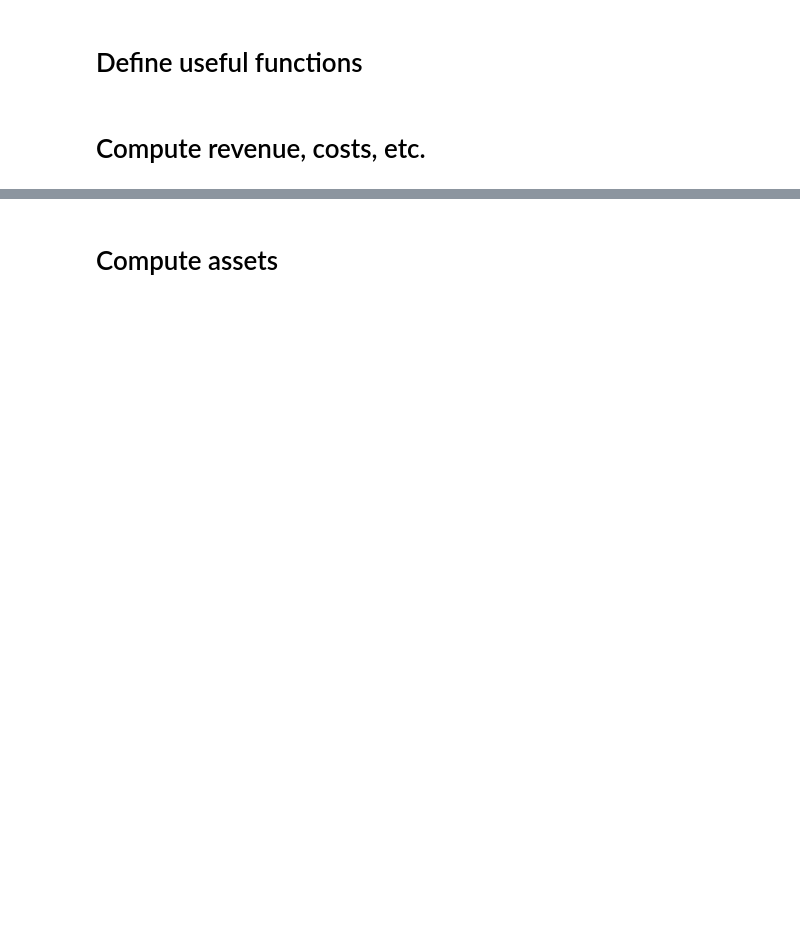
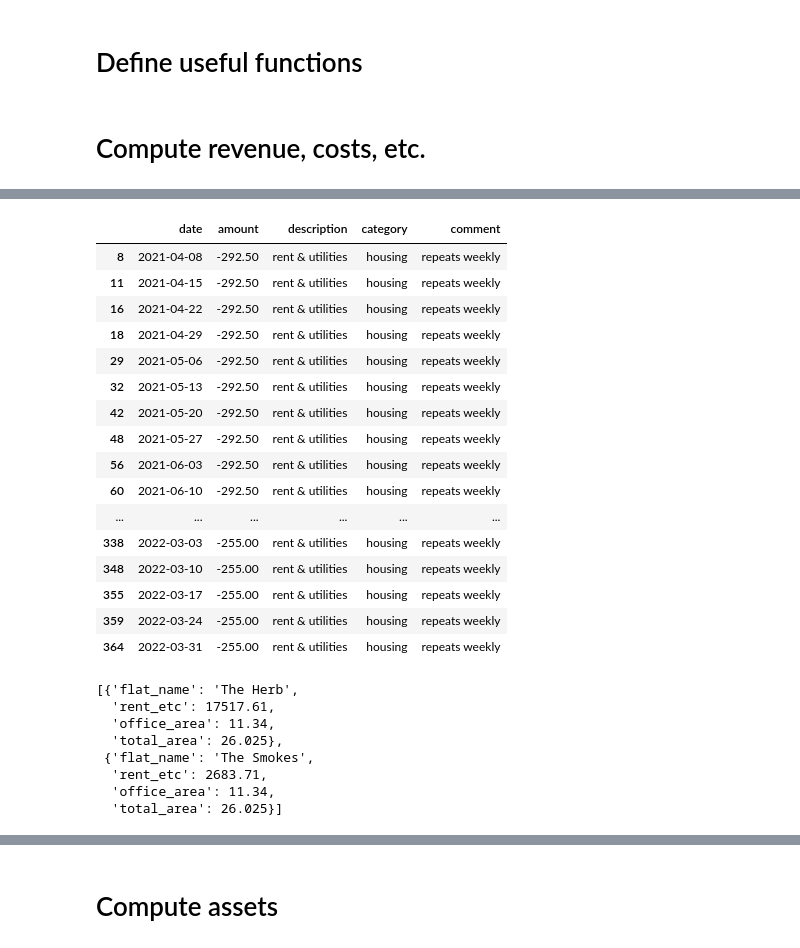
Before and after one commit to araichev/payulator, a Jupyter notebook: notebooks/2_taxes.ipynb, the cells around one changed output, grey strips where cells are left out. Cells and saved outputs as stored; diff of their text form; code cells hidden in the pictures; blank space fills up the shorter version.

Commit message:
Updated office expense calculation in tax notebook

```diff
--- a/notebooks/2_taxes.ipynb
+++ b/notebooks/2_taxes.ipynb
@@ -167,3 +224,61 @@ compute_revenue(LOAN_DIRS, "2021-04-01", "2022-03-31")
+# %%
+# Compute rents and pc of home
+rents = get_rent_etc(pl.Path.home() / "personal_finance/data", "2021-04-01", "2022-03-31")
+display(rents)
+
+herb_rent_etc = (
+    -rents.loc[lambda x: x.date <= "2022-01-13", "amount"].sum()
+    + 286  # last rent payment for The Herb
+    + 41.61  # last electricity payment for The Herb
+)
+
+smokes_rent_etc = (
+    -rents.loc[lambda x: x.date >= "2022-01-20", "amount"].sum()
+    - 286  # don't count Herb payment
+    - 41.61  # don't count Herb payment
+)
+
+rents_etc = [
+    {
+        "flat_name": "The Herb",
+        "rent_etc": herb_rent_etc,
+        "office_area": 11.34,  # Office area i pay for
+        "total_area": 26.025,  # Total area i pay for
+    },
+    {
+        "flat_name": "The Smokes",
+        "rent_etc": smokes_rent_etc,
+        "office_area": 11.34,  # Office area i pay for
+        "total_area": 26.025,  # Total area i pay for
+    },
+]
+display(rents_etc)
+# %% [output]
+|  | date | amount | description | category | comment |
+| 8 | 2021-04-08 | -292.50 | rent & utilities | housing | repeats weekly |
+| 11 | 2021-04-15 | -292.50 | rent & utilities | housing | repeats weekly |
+| 16 | 2021-04-22 | -292.50 | rent & utilities | housing | repeats weekly |
+| 18 | 2021-04-29 | -292.50 | rent & utilities | housing | repeats weekly |
+| 29 | 2021-05-06 | -292.50 | rent & utilities | housing | repeats weekly |
+| 32 | 2021-05-13 | -292.50 | rent & utilities | housing | repeats weekly |
+| 42 | 2021-05-20 | -292.50 | rent & utilities | housing | repeats weekly |
+| 48 | 2021-05-27 | -292.50 | rent & utilities | housing | repeats weekly |
+| 56 | 2021-06-03 | -292.50 | rent & utilities | housing | repeats weekly |
+| 60 | 2021-06-10 | -292.50 | rent & utilities | housing | repeats weekly |
+| ... | ... | ... | ... | ... | ... |
+| 338 | 2022-03-03 | -255.00 | rent & utilities | housing | repeats weekly |
+| 348 | 2022-03-10 | -255.00 | rent & utilities | housing | repeats weekly |
+| 355 | 2022-03-17 | -255.00 | rent & utilities | housing | repeats weekly |
+| 359 | 2022-03-24 | -255.00 | rent & utilities | housing | repeats weekly |
+| 364 | 2022-03-31 | -255.00 | rent & utilities | housing | repeats weekly |
+[{'flat_name': 'The Herb',
+  'rent_etc': 17517.61,
+  'office_area': 11.34,
+  'total_area': 26.025},
+ {'flat_name': 'The Smokes',
+  'rent_etc': 2683.71,
+  'office_area': 11.34,
+  'total_area': 26.025}]
 # %%
 # Summarize
 d = {}
```
Also changed, not shown: parts of 5 cells of this notebook, 2 other files.
